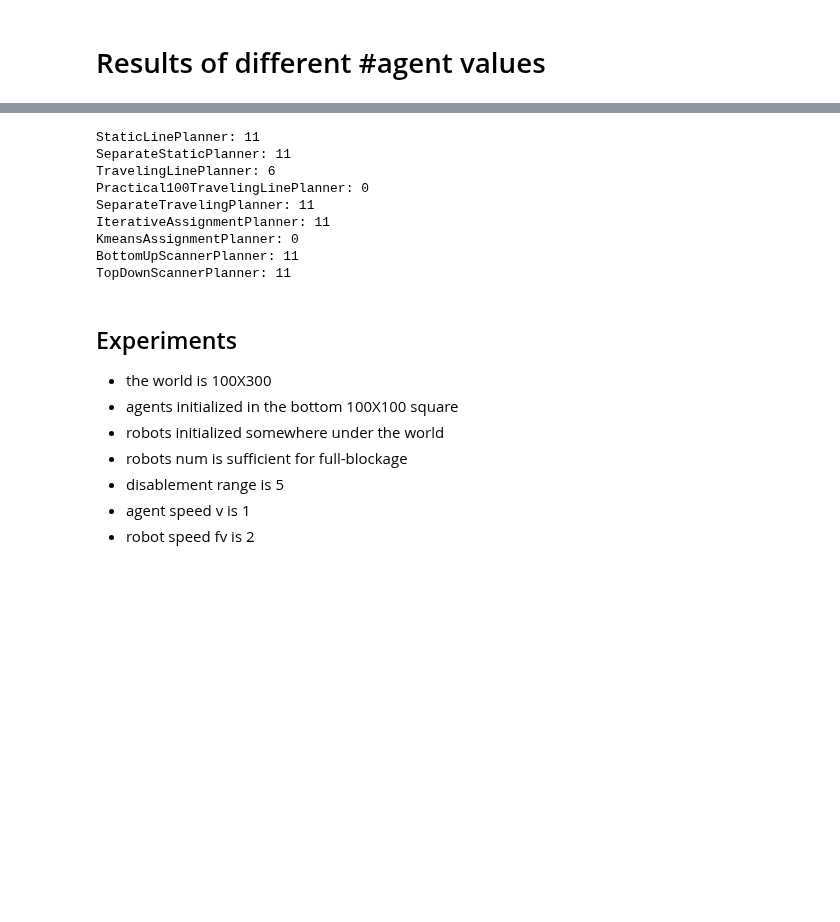
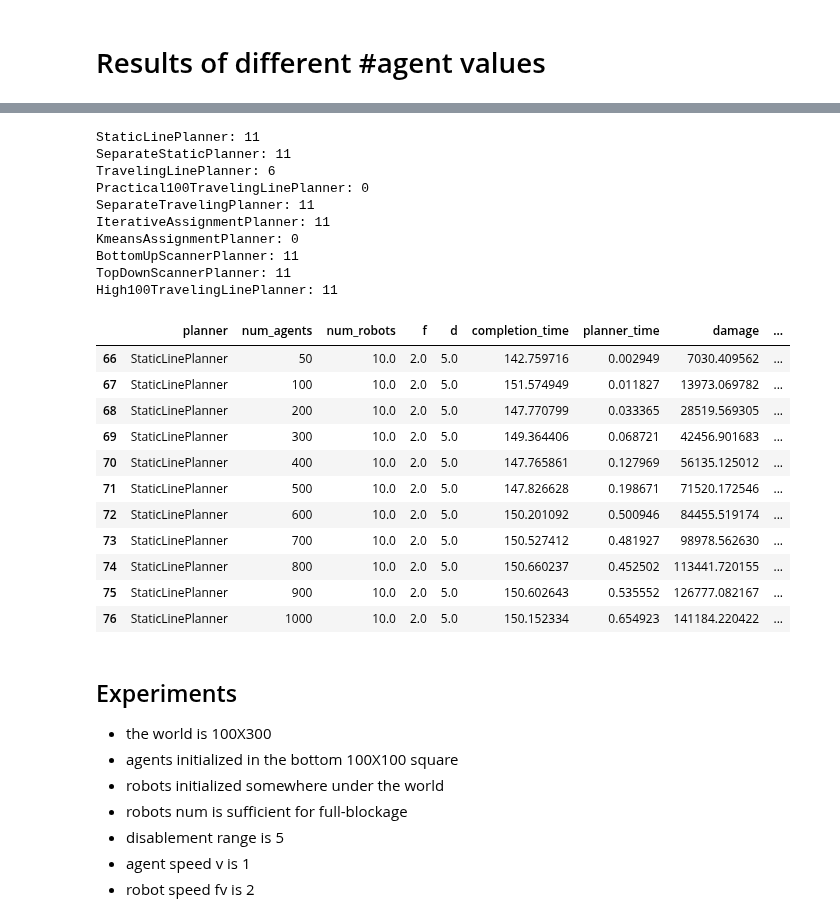
Before and after one commit to Elilgo324/dsd, a Jupyter notebook: experiments/full_blockage/agents.ipynb, the cells around one changed output, grey strips where cells are left out. Drawn from its saved outputs; the diff is of its cells as text; code cells hidden in the pictures; blank space fills up the shorter version.

```diff
--- a/experiments/full_blockage/agents.ipynb
+++ b/experiments/full_blockage/agents.ipynb
@@ -17,23 +17,40 @@ results.head()
 | 3 | BottomUpScannerPlanner | 300 | 10.0 | 2.0 | 5.0 | 115.806098 | 0.021104 | 19770.989372 | ... |
 | 4 | BottomUpScannerPlanner | 400 | 10.0 | 2.0 | 5.0 | 115.176885 | 0.031945 | 25906.936075 | ... |
 # %%
-planners_names = ['StaticLinePlanner', 'SeparateStaticPlanner', 'TravelingLinePlanner', 'Practical100TravelingLinePlanner',
-                  'SeparateTravelingPlanner','IterativeAssignmentPlanner','KmeansAssignmentPlanner', 'BottomUpScannerPlanner', 'TopDownScannerPlanner']
+planners_names = ['StaticLinePlanner', 'SeparateStaticPlanner', 'TravelingLinePlanner',
+                  'Practical100TravelingLinePlanner',
+                  'SeparateTravelingPlanner', 'IterativeAssignmentPlanner', 'KmeansAssignmentPlanner',
+                  'BottomUpScannerPlanner', 'TopDownScannerPlanner', 'High100TravelingLinePlanner']
+# planners_names = ['High100TravelingLinePlanner', 'High2TravelingLinePlanner','TopDownScannerPlanner']
 
 for name in planners_names:
     print(f'{name}: {results[results.planner == name].shape[0]}')
 
-planners_results = [results.loc[results['planner']==name] for name in planners_names]
+planners_results = [results.loc[results['planner'] == name] for name in planners_names]
+planners_results[0].head(11)
 # %% [output]
 StaticLinePlanner: 11
 SeparateStaticPlanner: 11
 TravelingLinePlanner: 6
 Practical100TravelingLinePlanner: 0
 SeparateTravelingPlanner: 11
 IterativeAssignmentPlanner: 11
 KmeansAssignmentPlanner: 0
 BottomUpScannerPlanner: 11
 TopDownScannerPlanner: 11
+High100TravelingLinePlanner: 11
+|  | planner | num_agents | num_robots | f | d | completion_time | planner_time | damage | ... |
+| 66 | StaticLinePlanner | 50 | 10.0 | 2.0 | 5.0 | 142.759716 | 0.002949 | 7030.409562 | ... |
+| 67 | StaticLinePlanner | 100 | 10.0 | 2.0 | 5.0 | 151.574949 | 0.011827 | 13973.069782 | ... |
+| 68 | StaticLinePlanner | 200 | 10.0 | 2.0 | 5.0 | 147.770799 | 0.033365 | 28519.569305 | ... |
+| 69 | StaticLinePlanner | 300 | 10.0 | 2.0 | 5.0 | 149.364406 | 0.068721 | 42456.901683 | ... |
+| 70 | StaticLinePlanner | 400 | 10.0 | 2.0 | 5.0 | 147.765861 | 0.127969 | 56135.125012 | ... |
+| 71 | StaticLinePlanner | 500 | 10.0 | 2.0 | 5.0 | 147.826628 | 0.198671 | 71520.172546 | ... |
+| 72 | StaticLinePlanner | 600 | 10.0 | 2.0 | 5.0 | 150.201092 | 0.500946 | 84455.519174 | ... |
+| 73 | StaticLinePlanner | 700 | 10.0 | 2.0 | 5.0 | 150.527412 | 0.481927 | 98978.562630 | ... |
+| 74 | StaticLinePlanner | 800 | 10.0 | 2.0 | 5.0 | 150.660237 | 0.452502 | 113441.720155 | ... |
+| 75 | StaticLinePlanner | 900 | 10.0 | 2.0 | 5.0 | 150.602643 | 0.535552 | 126777.082167 | ... |
+| 76 | StaticLinePlanner | 1000 | 10.0 | 2.0 | 5.0 | 150.152334 | 0.654923 | 141184.220422 | ... |
 # %% [markdown]
 ## Experiments
 
```
Also changed, not shown: parts of 2 cells of this notebook, 12 other files.
